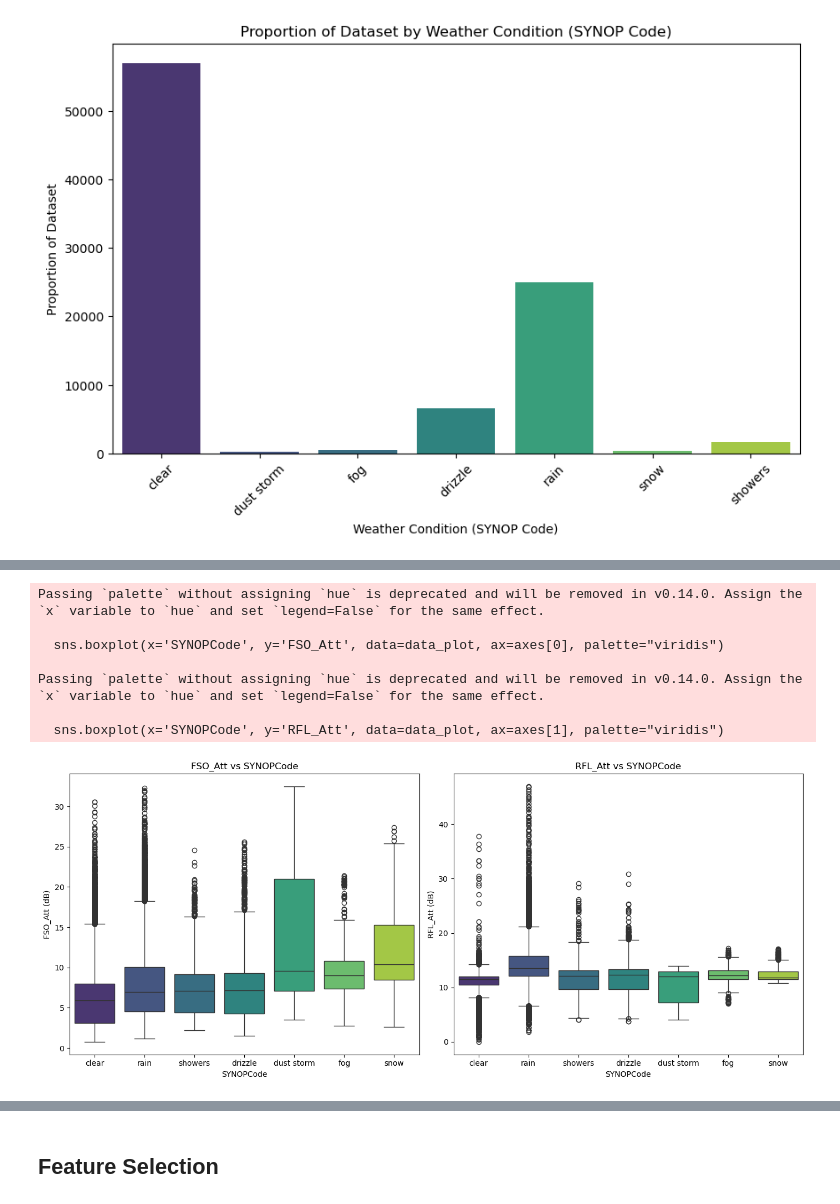
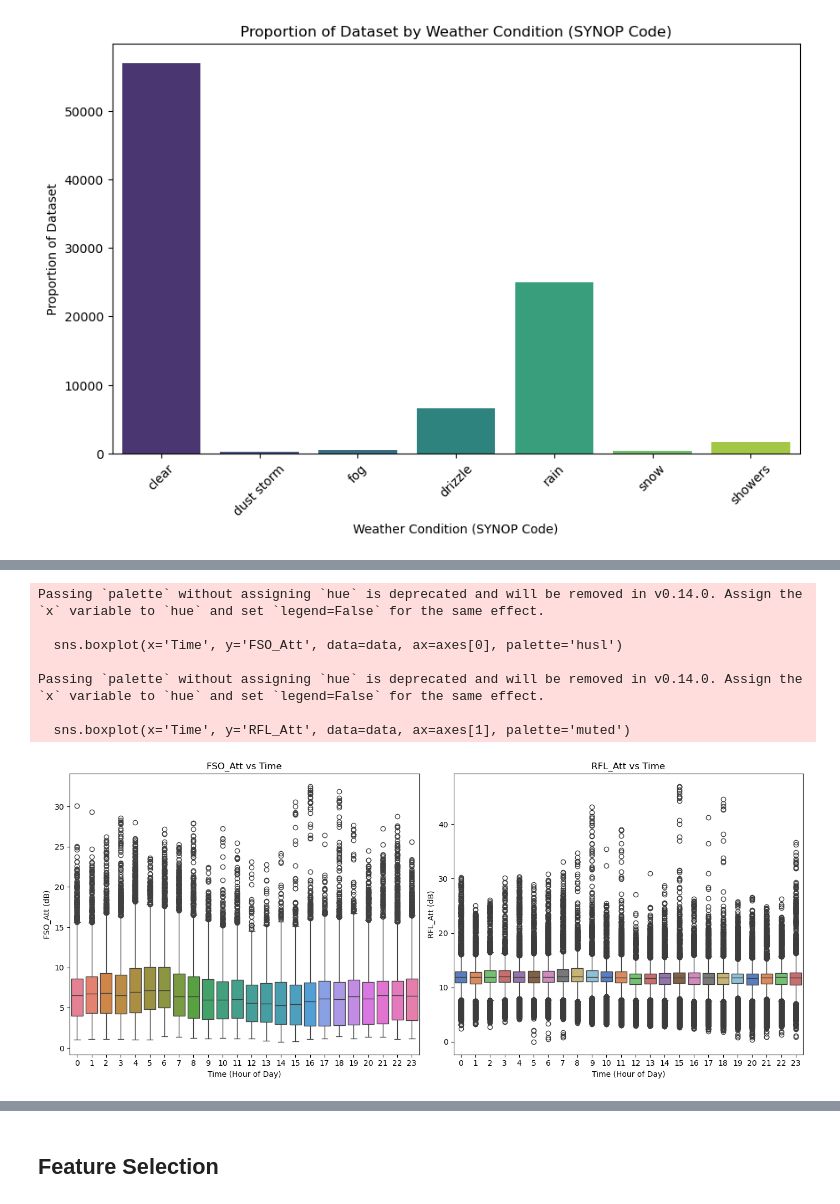
Before and after one commit to shavinkalu23/predictive_modelling_link_attenuation, a Jupyter notebook: main.ipynb, the cells around one changed output, grey strips where cells are left out. Drawn from its saved outputs; the diff is of its cells as text; code cells hidden in the pictures.

```diff
--- a/eda.ipynb
+++ b/main.ipynb
@@ -142,3 +130,23 @@ Passing `palette` without assigning `hue` is deprecated and will be removed in v
 
   sns.barplot(x=synop_counts.index, y=synop_counts.values, palette="viridis")
 [figure]
+# %%
+# Map SYNOPCode values to descriptions
+data['SYNOPDescription'] = data['SYNOPCode'].map(synop_codes)
+
+# Create subplots for boxplots
+fig, axes = plt.subplots(1, 2, figsize=(14, 6))
+
+# Boxplot: FSO_Att vs SYNOPCode
+sns.boxplot(x='SYNOPDescription', y='FSO_Att', data=data, ax=axes[0], palette='viridis')
+axes[0].set_title("FSO_Att vs SYNOPCode")
+axes[0].set_xlabel("Weather Condition")
+axes[0].set_ylabel("FSO_Att (dB)")
+axes[0].tick_params(axis='x', rotation=30)
+
+# Boxplot: RFL_Att vs SYNOPCode
+sns.boxplot(x='SYNOPDescription', y='RFL_Att', data=data, ax=axes[1], palette='viridis')
+axes[1].set_title("RFL_Att vs SYNOPCode")
+axes[1].set_xlabel("Weather Condition")
+axes[1].set_ylabel("RFL_Att (dB)")
+axes[1].tick_params(axis='x', rotation=30)
@@ -145,28 +162,27 @@ Passing `palette` without assigning `hue` is deprecated and will be removed in v
 # %%
-# Create a figure with two subplots side by side
+# Create subplots for boxplots
 fig, axes = plt.subplots(1, 2, figsize=(14, 6))
-data_plot = data.copy()
-data_plot['SYNOPCode'] = data_plot['SYNOPCode'].map(synop_codes)
-# Box plot for FSO_Att vs SYNOPCode
-sns.boxplot(x='SYNOPCode', y='FSO_Att', data=data_plot, ax=axes[0], palette="viridis")
-axes[0].set_title('FSO_Att vs SYNOPCode')
-axes[0].set_xlabel('SYNOPCode')
-axes[0].set_ylabel('FSO_Att (dB)')
+# Boxplot: FSO_Att vs Time
+sns.boxplot(x='Time', y='FSO_Att', data=data, ax=axes[0], palette='husl')
+axes[0].set_title("FSO_Att vs Time")
+axes[0].set_xlabel("Time (Hour of Day)")
+axes[0].set_ylabel("FSO_Att (dB)")
 
-# Box plot for RFL_Att vs SYNOPCode
-sns.boxplot(x='SYNOPCode', y='RFL_Att', data=data_plot, ax=axes[1], palette="viridis")
-axes[1].set_title('RFL_Att vs SYNOPCode')
-axes[1].set_xlabel('SYNOPCode')
-axes[1].set_ylabel('RFL_Att (dB)')
+# Boxplot: RFL_Att vs Time
+sns.boxplot(x='Time', y='RFL_Att', data=data, ax=axes[1], palette='muted')
+axes[1].set_title("RFL_Att vs Time")
+axes[1].set_xlabel("Time (Hour of Day)")
+axes[1].set_ylabel("RFL_Att (dB)")
 
 plt.tight_layout()
 plt.show()
+del data['SYNOPDescription']  #remove created column
 # %% [output]
 Passing `palette` without assigning `hue` is deprecated and will be removed in v0.14.0. Assign the `x` variable to `hue` and set `legend=False` for the same effect.
 
-  sns.boxplot(x='SYNOPCode', y='FSO_Att', data=data_plot, ax=axes[0], palette="viridis")
+  sns.boxplot(x='Time', y='FSO_Att', data=data, ax=axes[0], palette='husl')
 
 Passing `palette` without assigning `hue` is deprecated and will be removed in v0.14.0. Assign the `x` variable to `hue` and set `legend=False` for the same effect.
 
-  sns.boxplot(x='SYNOPCode', y='RFL_Att', data=data_plot, ax=axes[1], palette="viridis")
+  sns.boxplot(x='Time', y='RFL_Att', data=data, ax=axes[1], palette='muted')
-[figure, old version]
+[figure, new version]
```
Also changed, not shown: parts of 14 cells of this notebook, 5 other files.
